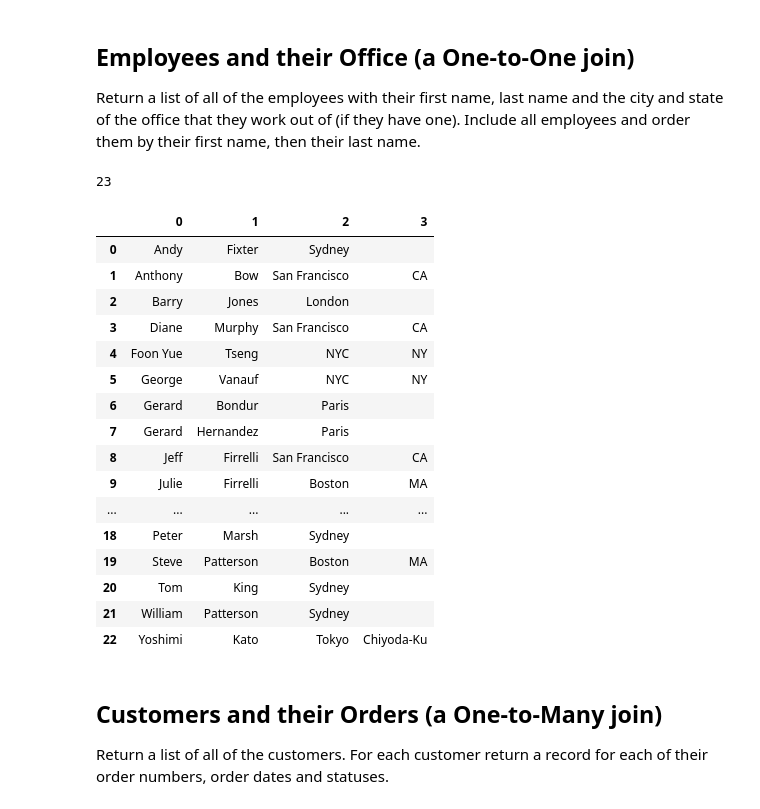
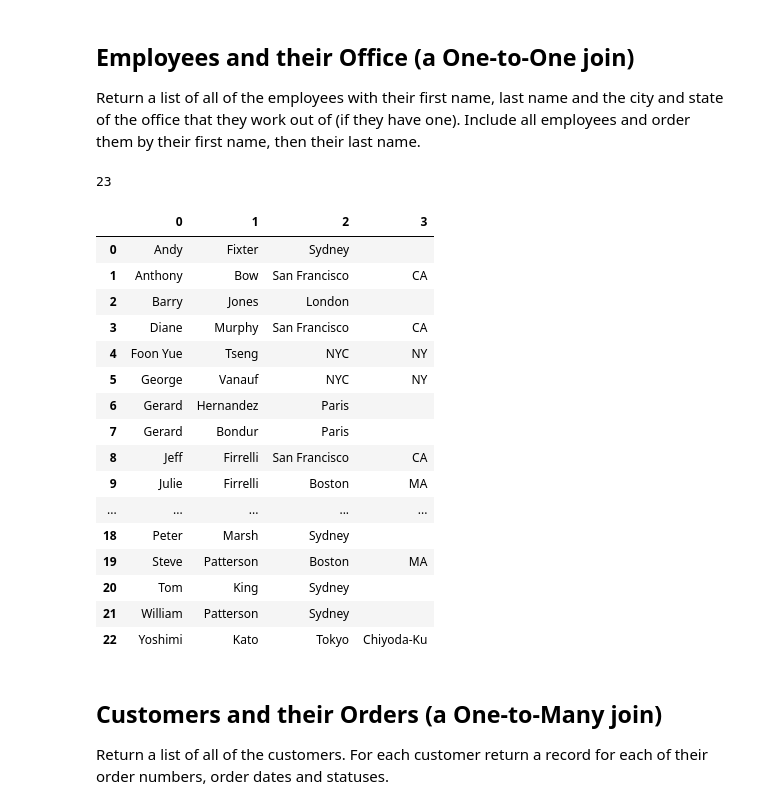
Before and after one commit to rvent/dsc-1-05-13-one-to-many-and-many-to-many-joins-lab-nyc-ds-career-012819, a Jupyter notebook: index.ipynb, the cells around one changed output. Saved outputs shown, nothing was run; the diff lists cells and outputs as text; code cells hidden in the pictures.

```diff
--- a/index.ipynb
+++ b/index.ipynb
@@ -20,25 +20,25 @@ Return a list of all of the employees with their first name, last name and the c
 # %%
 #Your code here
 import sqlite3
 import pandas as pd
 conn = sqlite3.connect('data.sqlite', detect_types=sqlite3.PARSE_COLNAMES)
 cur = conn.cursor()
 
 df1 = pd.DataFrame(cur.execute("""SELECT firstName, lastName, city, state FROM employees
-JOIN offices USING(officeCode) ORDER BY firstName, lastName""").fetchall())
+JOIN offices USING(officeCode) ORDER BY firstName, lastName DESC""").fetchall())
 print(len(df1))
 df1
 # %% [output]
 23
 |  | 0 | 1 | 2 | 3 |
 | 0 | Andy | Fixter | Sydney |  |
 | 1 | Anthony | Bow | San Francisco | CA |
 | 2 | Barry | Jones | London |  |
 | 3 | Diane | Murphy | San Francisco | CA |
 | 4 | Foon Yue | Tseng | NYC | NY |
 | 5 | George | Vanauf | NYC | NY |
-| 6 | Gerard | Bondur | Paris |  |
-| 7 | Gerard | Hernandez | Paris |  |
+| 6 | Gerard | Hernandez | Paris |  |
+| 7 | Gerard | Bondur | Paris |  |
 | 8 | Jeff | Firrelli | San Francisco | CA |
 | 9 | Julie | Firrelli | Boston | MA |
 | ... | ... | ... | ... | ... |
```
